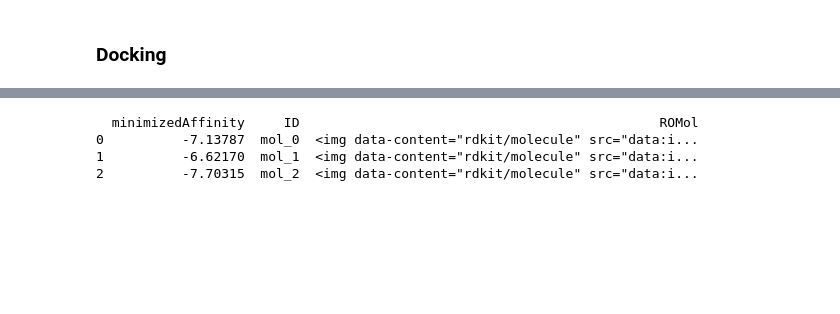
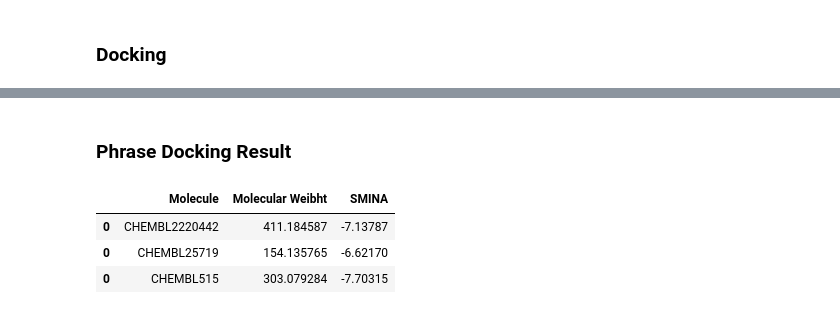
Before and after one commit to Nathjanan/March_2022_Pres, a Jupyter notebook: Molecular Docking.ipynb, the cells around one changed output, grey strips where cells are left out. Cells and saved outputs as stored; diff of their text form; code cells hidden in the pictures; blank space fills up the shorter version.

```diff
--- a/Molecular Docking.ipynb
+++ b/Molecular Docking.ipynb
@@ -119,7 +57,20 @@ docking_result = LoadSDF("data/4AG8_lig_smina_out.sdf")
+# %% [markdown]
+### Phrase Docking Result
 # %%
-docking_result
+sdf_files_info = []
+
+for mymol in pybel.readfile("sdf", "data/4AG8_lig_smina_out.sdf"):
+    SMINA = mymol.data['minimizedAffinity']
+    MW = mymol.exactmass
+    ID = mymol.title
+    result_df = pd.DataFrame({"Molecule" : ID,
+                             "Molecular Weibht": MW, "SMINA": SMINA}, index = [0])
+    sdf_files_info.append(result_df)
+
+sdf_files_df = pd.concat(sdf_files_info)
+sdf_files_df
 # %% [output]
-  minimizedAffinity     ID                                              ROMol
-0          -7.13787  mol_0  <img data-content="rdkit/molecule" src="data:i...
-1          -6.62170  mol_1  <img data-content="rdkit/molecule" src="data:i...
-2          -7.70315  mol_2  <img data-content="rdkit/molecule" src="data:i...
+|  | Molecule | Molecular Weibht | SMINA |
+| 0 | CHEMBL2220442 | 411.184587 | -7.13787 |
+| 0 | CHEMBL25719 | 154.135765 | -6.62170 |
+| 0 | CHEMBL515 | 303.079284 | -7.70315 |
```
Also changed, not shown: parts of 10 cells of this notebook, 3 other files.
